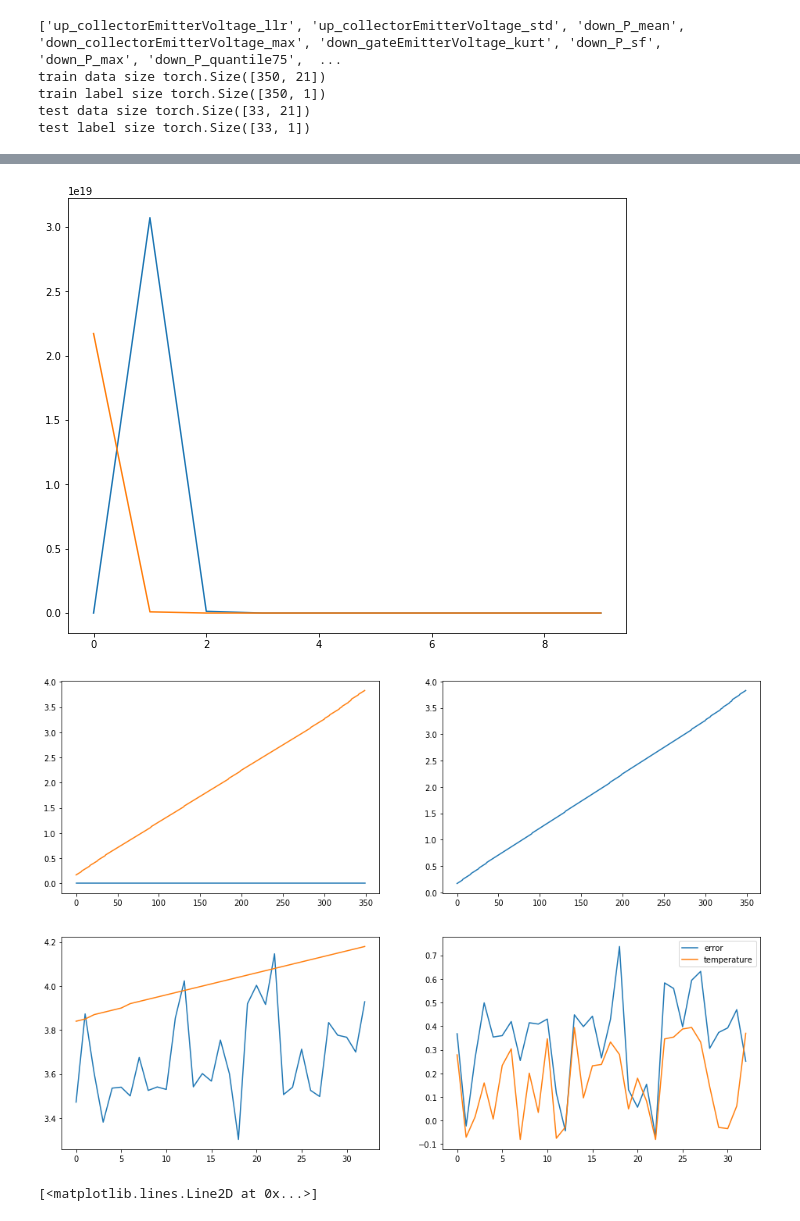
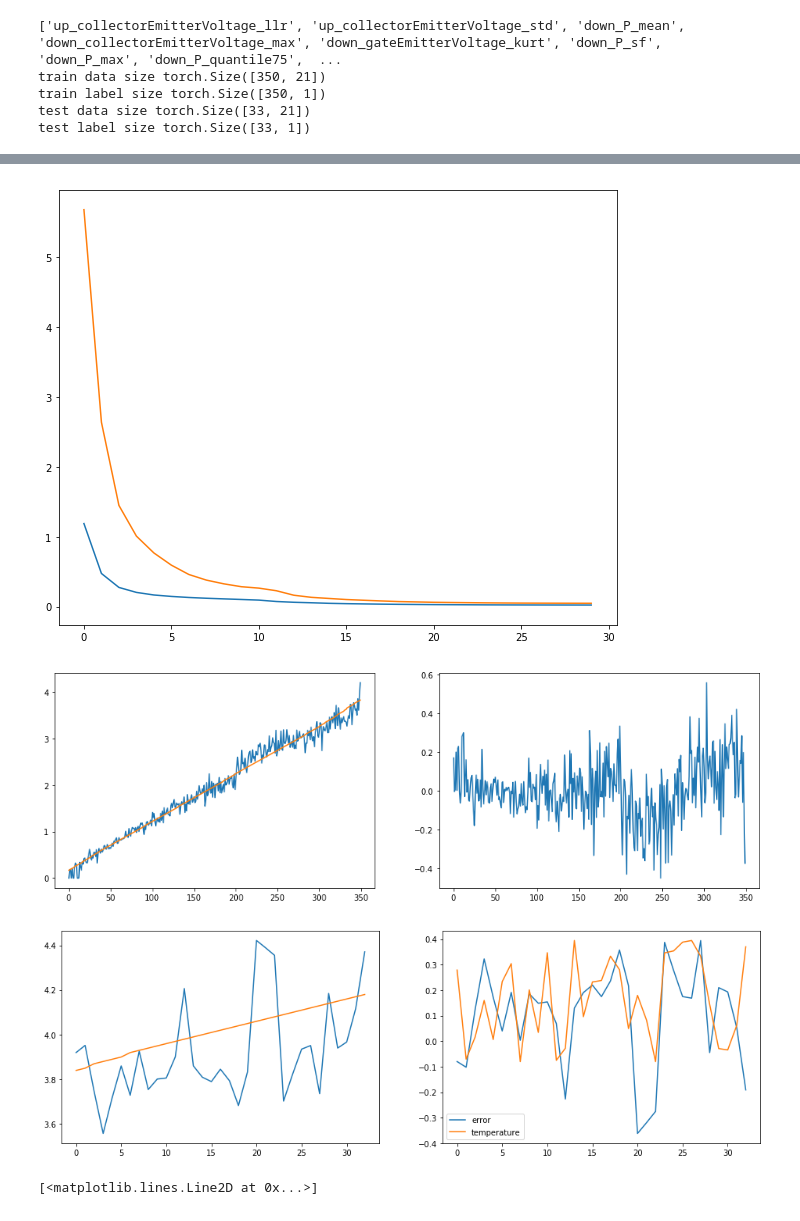
Before and after one commit to gejianwnen/IGBT_NASA, a Jupyter notebook: baseline.ipynb, the cells around one changed output, grey strips where cells are left out. Cells and saved outputs as stored; diff of their text form; code cells hidden in the pictures.

```diff
--- a/baseline.ipynb
+++ b/baseline.ipynb
@@ -538,26 +538,24 @@ def weight_init(m):
 
 
 use_gpu = torch.cuda.is_available()
-use_gpu = False
 print("use gpu:",use_gpu)
 model = neuralNetwork2(21,10,1)
 model.apply(weight_init)
-try:
-    pass
+# try:
 #     model.load_state_dict(torch.load('./model/neuralNetwork2.pth'))
-except:
-    pass
+# except:
+#     pass
 if use_gpu:
     model = model.cuda()
 
 # 定义loss和优化函数
 criterion = nn.MSELoss()
-optimizer = torch.optim.Adam(model.parameters(), lr=0.5*1e4)
+optimizer = torch.optim.Adam(model.parameters(), lr=1e-4)
 
 # 开始训练
 losses_train  = []
 losses_test = []
-num_epochs = 10
+num_epochs = 30000
 if use_gpu:
     X_batch =x_train.cuda()
     y_batch =y_train.cuda()
@@ -571,7 +569,7 @@ for epoch in range(num_epochs):
     optimizer.zero_grad()
     loss.backward()
     optimizer.step()
-    if (epoch+1) % 1 == 0:
+    if (epoch+1) % 1000 == 0:
         model.eval()
         with torch.no_grad():
             if use_gpu:
@@ -587,5 +585,5 @@ plt.figure(figsize = (10,8))
 plt.plot(losses_train,label = "train loss")
 plt.plot(losses_test,label = "teset loss")
 plt.show()
-# torch.save(model.state_dict(), './model/neuralNetwork2.pth')
+torch.save(model.state_dict(), './model/neuralNetwork2.pth')
 # %% [output]
@@ -603,4 +607,4 @@ step:[10], train loss: 5.019910, test loss: 16.150692
-[figure, old version]
+[figure, new version]
 # %%
 model.eval()
 with torch.no_grad():
@@ -618,7 +622,7 @@ plt.plot((y_train-predict))
 # plt.plot(a[:350]-0.5)
 plt.show()
 # %% [output]
-[figure, old version]
+[figure, new version]
 # %%
 model.eval()
 with torch.no_grad():
@@ -638,7 +642,7 @@ plt.plot(a[350:]-0.5,label = "temperature")
 plt.legend()
 plt.show()
 # %% [output]
-[figure, old version]
+[figure, new version]
 # %%
 a = train_df["temperature"].values
 plt.figure(figsize=(16,5))
```
Also changed, not shown: parts of 2 cells of this notebook, 1 other file.
